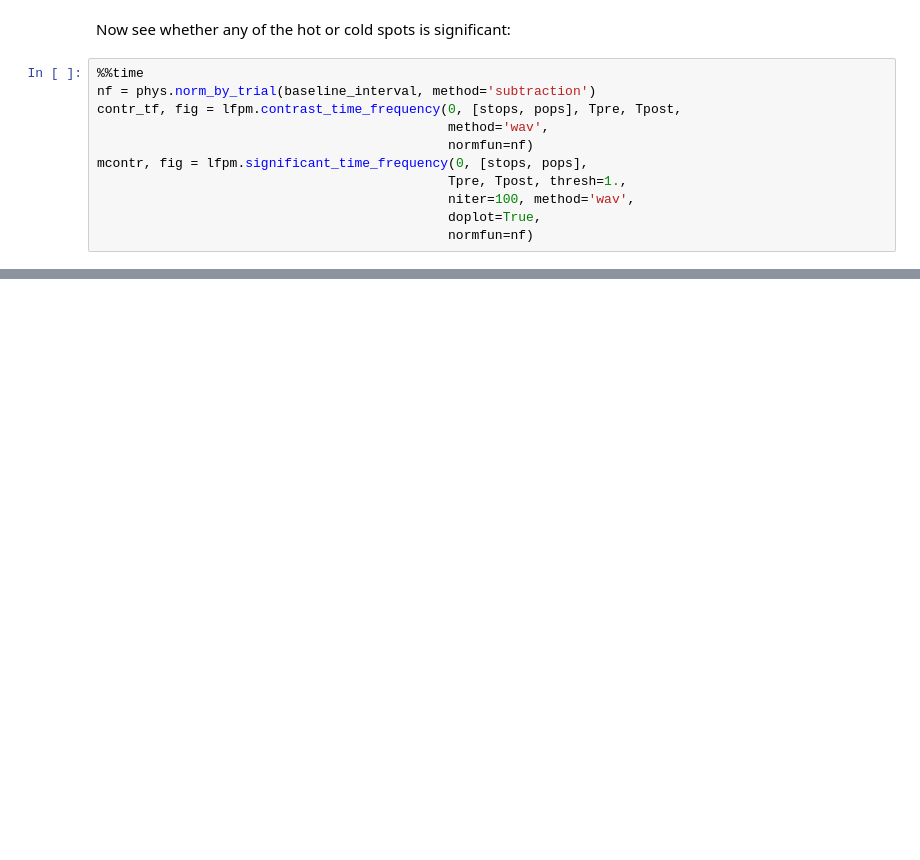
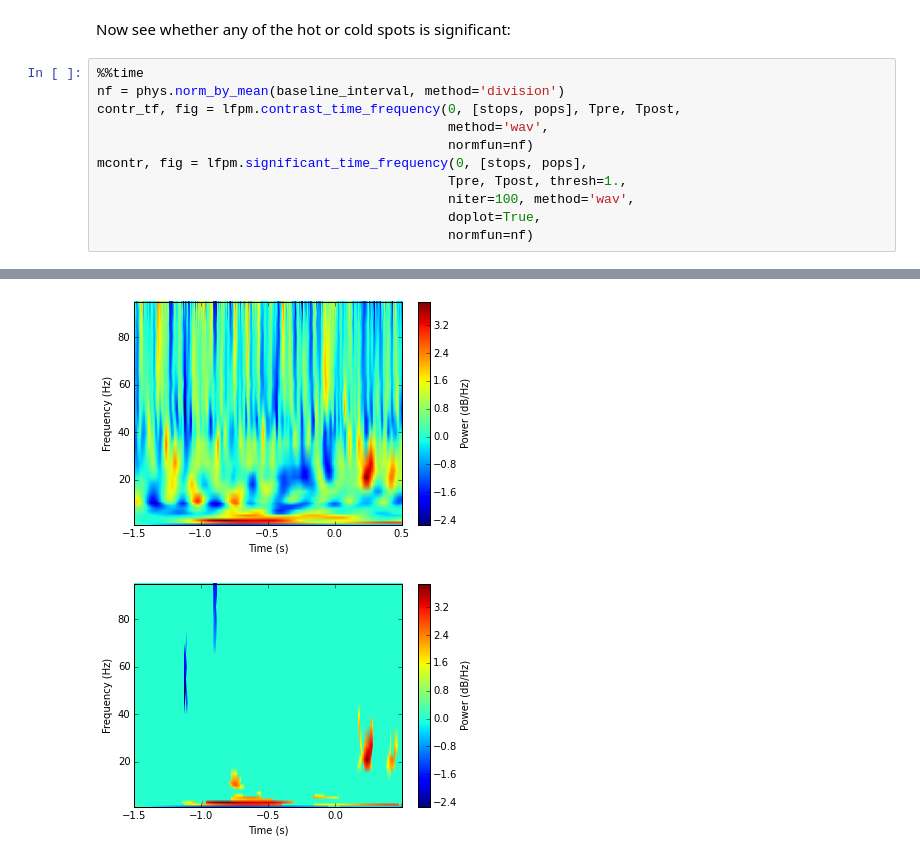
Before and after one commit to jmxpearson/hephys, a Jupyter notebook: bartc/time_frequency_mean_across_channels.ipynb, the cells around one changed output, grey strips where cells are left out. Cells and saved outputs as stored; diff of their text form; blank space fills up the shorter version.

```diff
--- a/bartc/time_frequency_mean_across_channels.ipynb
+++ b/bartc/time_frequency_mean_across_channels.ipynb
@@ -90,7 +93,7 @@ plot_diff_map(neg, taxis, faxis)
 Now see whether any of the hot or cold spots is significant:
 # %%
 %%time
-nf = phys.norm_by_trial(baseline_interval, method='subtraction')
+nf = phys.norm_by_mean(baseline_interval, method='division')
 contr_tf, fig = lfpm.contrast_time_frequency(0, [stops, pops], Tpre, Tpost,
                                              method='wav',
                                              normfun=nf)
@@ -99,3 +102,4 @@ mcontr, fig = lfpm.significant_time_frequency(0, [stops, pops],
                                              niter=100, method='wav',
                                              doplot=True,
                                              normfun=nf)
+# %% [output]
@@ -101,0 +108,2 @@ mcontr, fig = lfpm.significant_time_frequency(0, [stops, pops],
+[figure, added]
+[figure, added]
```
Also changed, not shown: parts of 7 cells of this notebook.
